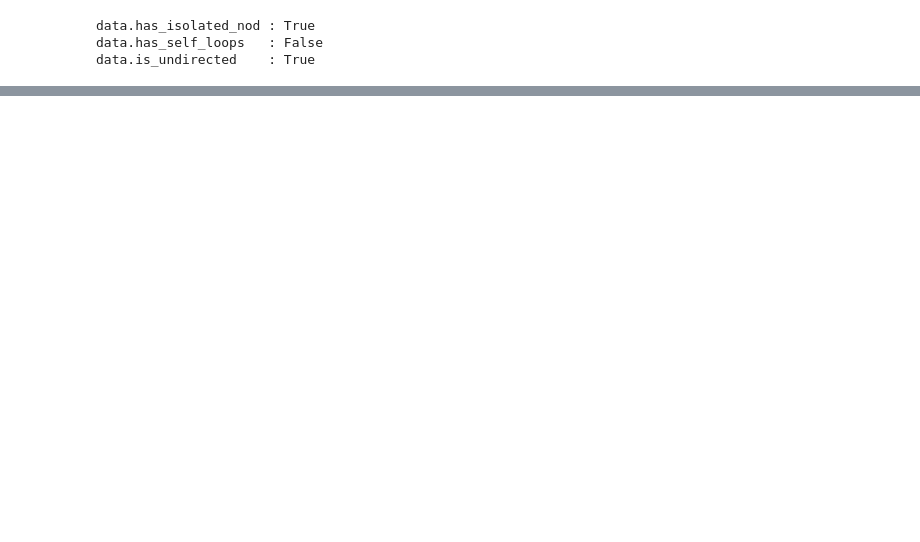
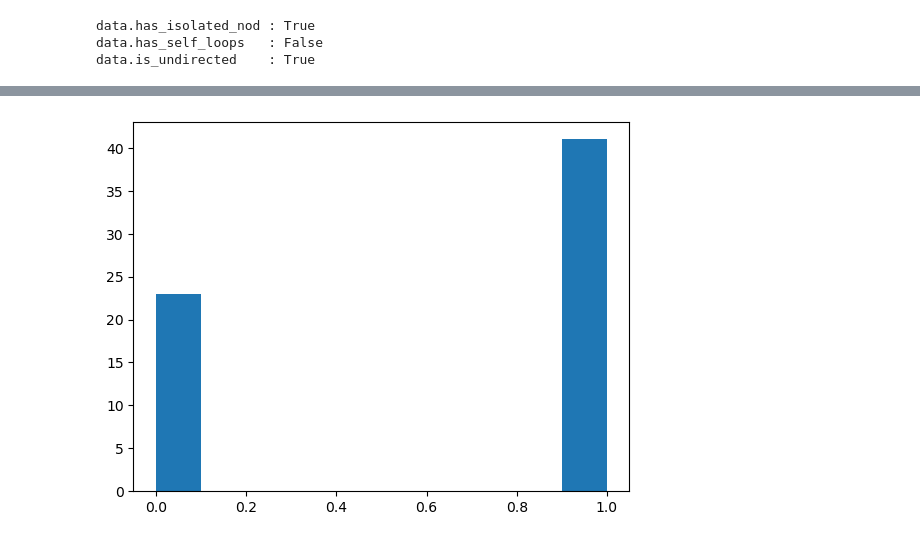
Before and after one commit to MadushanPathirana/msc-research, a Jupyter notebook: adaptive learning/creating graph/createDataSetFromSampleAssigment.ipynb, the cells around one changed output, grey strips where cells are left out. Saved outputs shown, nothing was run; the diff lists cells and outputs as text; code cells hidden in the pictures; blank space fills up the shorter version.

```diff
--- a/adaptive learning/creating graph/createDataSetFromSampleAssigment.ipynb
+++ b/adaptive learning/creating graph/createDataSetFromSampleAssigment.ipynb
@@ -285,3 +262,5 @@ def generate_data(features,edges,y):
     return data
 # %%
 data=generate_data(features, edges,target)
+# %%
+users=df[(df.loGraphID==3)].user_id.unique()
@@ -287,0 +271,9 @@ data=generate_data(features, edges,target)
+# %%
+usersGraphDataList=[]
+for user in users:
+    try:
+        features, edges,target =user_dataset(df,df2,user,3 )
+        data=generate_data(features, edges,target)
+        usersGraphDataList.append(data)
+    except:
+        pass
@@ -363,0 +427,10 @@ weighted avg       0.55      0.55      0.54       102
+# %%
+usersGraphDataList
+def batch_generator(usersGraphDataList):
+
+    np.random.shuffle(usersGraphDataList)
+    test_size=int(len(usersGraphDataList)*.2)
+    test_data=usersGraphDataList[:test_size]
+    train_data=usersGraphDataList[test_size:]
+
+    return test_data,train_data
@@ -363,0 +508,17 @@ weighted avg       0.55      0.55      0.54       102
+# %%
+test_score=[]
+target=[]
+pred_prob=[]
+for num, data in enumerate(test_data):
+    try:
+        out=best_model(data.x_dict, data.edge_index_dict)
+        pred=out['atom'].argmax(dim=1)
+        test_correct=pred[data['atom'].test_mask]==data['atom'].y[data['atom'].test_mask]
+        test_acc=int(test_correct.sum())/int(data['atom'].test_mask.sum())
+        print('Test case : {} , nodes : {} , accuracy : {:.4f} '.format(num+1,data['atom'].x.shape[0],test_acc))
+        target.append(data['atom'].y[data['atom'].test_mask].item())
+        pred_prob.append(out['atom'][data['atom'].test_mask].detach()[0].tolist()[1])
+        test_score.append(test_acc)
+    except:
+        pass
+print('Mean accuracy : {} , AUC : {}'.format(np.mean(test_score),roc_auc_score(np.array(target),pred_prob)))
@@ -363,0 +546,4 @@ weighted avg       0.55      0.55      0.54       102
+# %%
+plt.hist(test_score);
+# %% [output]
+[figure, added]
```
Also changed, not shown: parts of 30 cells of this notebook, 8 other files.
